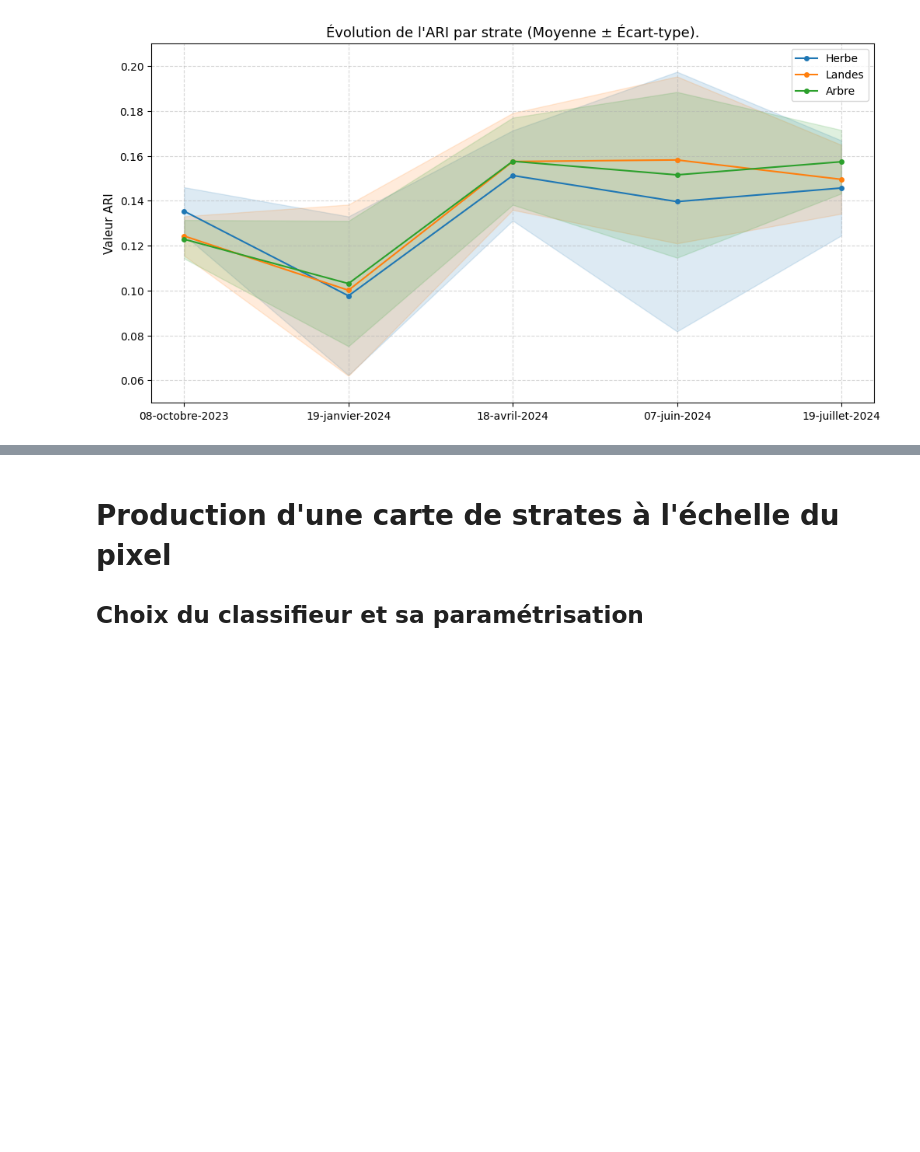
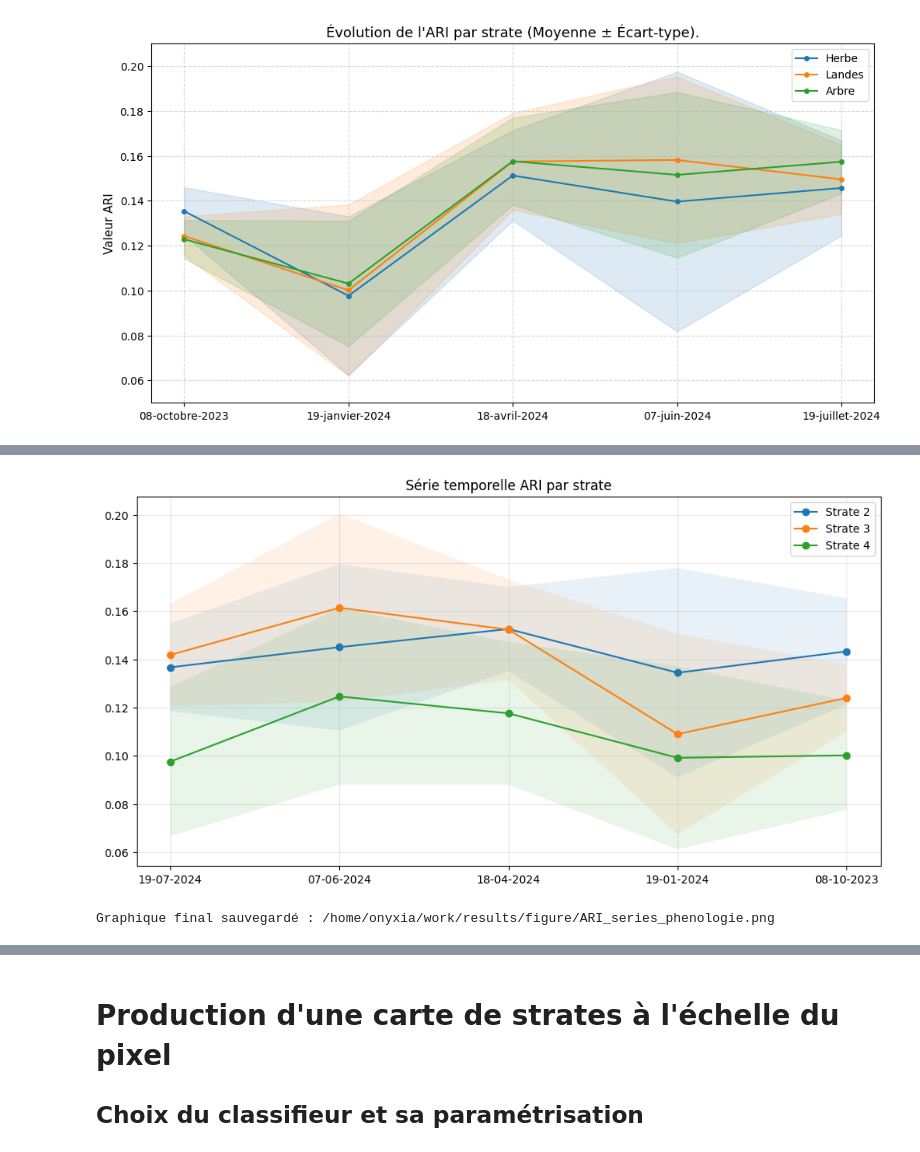
Before and after one commit to auzimmer/Projet_teledetection, a Jupyter notebook: projet_telea_ZIMMER_AUDREY.ipynb, the cells around one changed output, grey strips where cells are left out. Drawn from its saved outputs; the diff is of its cells as text; code cells hidden in the pictures; blank space fills up the shorter version.

```diff
--- a/projet_telea_ZIMMER_AUDREY.ipynb
+++ b/projet_telea_ZIMMER_AUDREY.ipynb
@@ -2560,0 +2798,20 @@ plt.show()
+# %%
+# --- BLOC 2 : Rasterisation ---
+
+# 1. Définition du fichier de sortie (Ici et maintenant)
+output_strates_raster = os.path.join(results_path, "PI_strates_bretagne_32630_raster.tif")
+
+# 2. Paramètres de l'emprise (déjà calculés)
+xmin, ymin, xmax, ymax = 432950.0, 5362770.0, 448280.0, 5368890.0 # Emprise du raster calculée précédemment
+res = 10 # Résolution 10m
+
+# 3. Commande de rasterisation
+cmd = (f"gdal_rasterize -a strate -tr {res} {res} "
+       f"-te {xmin} {ymin} {xmax} {ymax} -ot Byte -of GTiff "
+       f"{path_vecteur} {output_strates_raster}")
+
+print(f"Création de : {output_strates_raster}")
+os.system(cmd)
+
+if os.path.exists(output_strates_raster):
+    print("Le masque des strates est prêt.")
@@ -2560,0 +2851,39 @@ plt.show()
+# %%
+# --- BLOC 4 : Statistiques et Visualisation ---
+
+# 1. Définition de la sortie graphique
+output_graphique = os.path.join(figure_path, "ARI_series_phenologie.png")
+
+# 2. Extraction des échantillons par strate (via cla)
+dict_X, Y, dict_t = cla.get_samples_from_roi(
+    raster_name=output_ari_path,
+    roi_name=output_strates_raster,
+    output_fmt='by_label'
+)
+
+# 3. Création du graphique
+plt.figure(figsize=(12, 6))
+x_axis = np.arange(len(dates))
+
+for label, pixels in dict_X.items():
+    # Nettoyage NoData pour le calcul de la moyenne
+    valid_pixels = np.where(pixels == -9999, np.nan, pixels)
+    means = np.nanmean(valid_pixels, axis=0)
+    stds = np.nanstd(valid_pixels, axis=0)
+
+    plt.plot(x_axis, means, label=f'Strate {label}', marker='o')
+    plt.fill_between(x_axis, means-stds, means+stds, alpha=0.1)
+
+plt.xticks(x_axis, dates)
+plt.title("Série temporelle ARI par strate")
+plt.legend()
+plt.grid(True, alpha=0.3)
+
+# Sauvegarde
+plt.savefig(output_graphique, dpi=300)
+plt.show()
+
+print(f"Graphique final sauvegardé : {output_graphique}")
+# %% [output]
+[figure, added]
+Graphique final sauvegardé : /home/onyxia/work/results/figure/ARI_series_phenologie.png
```
Also changed, not shown: parts of 8 cells of this notebook, 1 other file.
